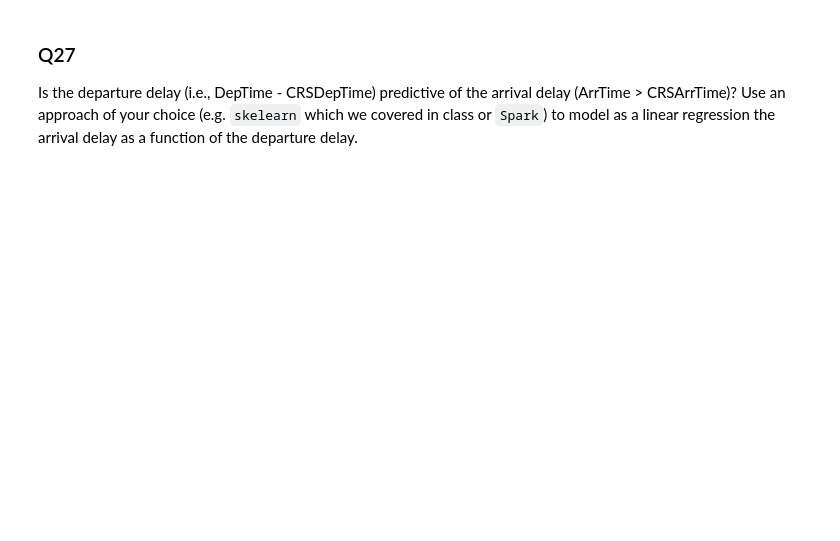
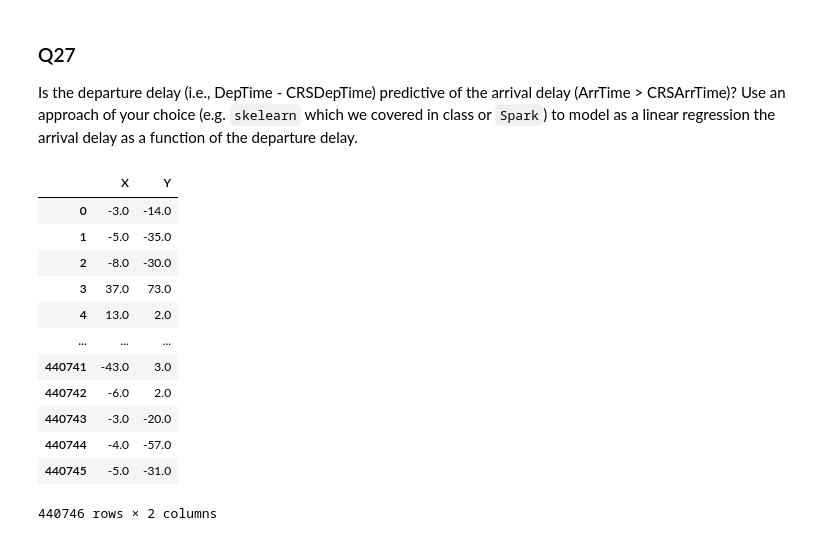
Before and after one commit to ICS-CLASSROOM/assignment-2-ShengT-Jin, a Jupyter notebook: Assignment_2.ipynb, the cells around one changed output. Saved outputs shown, nothing was run; the diff lists cells and outputs as text; code cells hidden in the pictures; blank space fills up the shorter version.

```diff
--- a/Assignment_2.ipynb
+++ b/Assignment_2.ipynb
@@ -462,4 +597,27 @@ Use one of the techniques covered in class to accelerate this query. Time your q
 Is the departure delay (i.e., DepTime - CRSDepTime) predictive of the arrival delay (ArrTime > CRSArrTime)?
 Use an approach of your choice (e.g. `skelearn` which we covered in class or `Spark`) to model as a linear regression the arrival delay as a function of the departure delay.
 # %%
-### Write your code here
+from sklearn.metrics import mean_squared_error, r2_score
+from pyspark.sql import functions as func
+from scipy.stats import linregress
+import matplotlib.pyplot as plt
+import numpy as np
+
+data = flight_info.select((func.col("DepTime") - func.col("CRSDepTime")).alias("X"),
+                  (func.col("ArrTime") - func.col("CRSArrTime")).alias("Y"))
+data = data.filter(data.X.isNotNull() & data.Y.isNotNull()).toPandas()
+data
+# %% [output]
+|  | X | Y |
+| 0 | -3.0 | -14.0 |
+| 1 | -5.0 | -35.0 |
+| 2 | -8.0 | -30.0 |
+| 3 | 37.0 | 73.0 |
+| 4 | 13.0 | 2.0 |
+| ... | ... | ... |
+| 440741 | -43.0 | 3.0 |
+| 440742 | -6.0 | 2.0 |
+| 440743 | -3.0 | -20.0 |
+| 440744 | -4.0 | -57.0 |
+| 440745 | -5.0 | -31.0 |
+440746 rows × 2 columns
```
Also changed, not shown: parts of 14 cells of this notebook.
